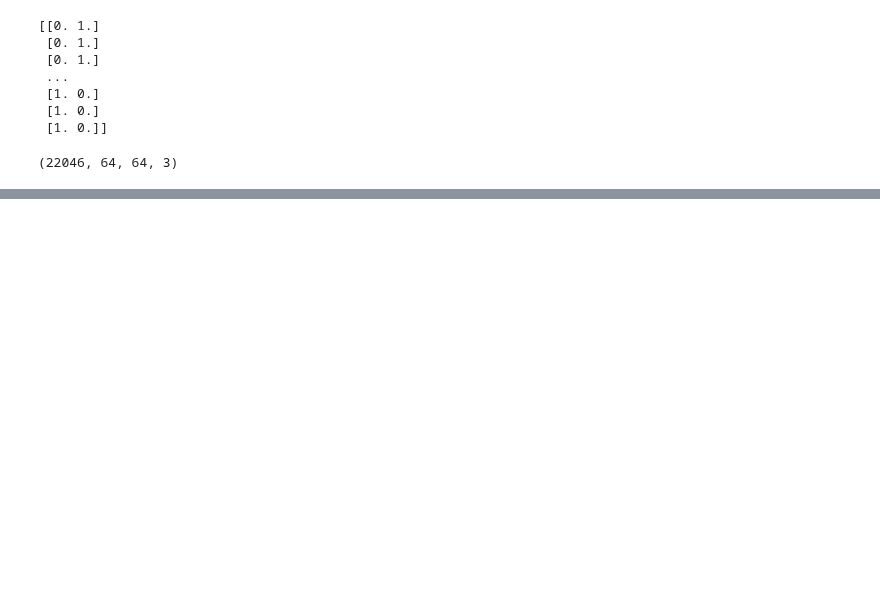
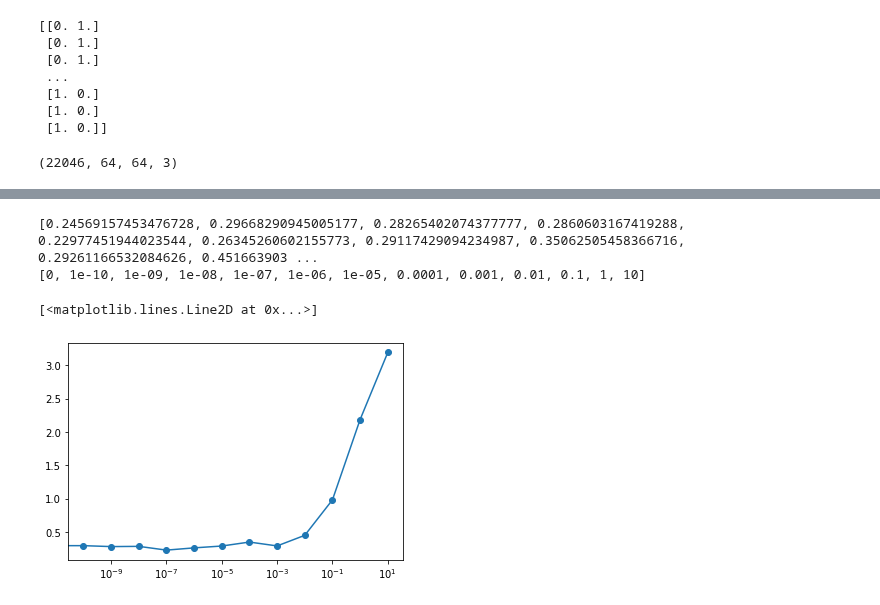
Before and after one commit to tosuzu1/ee496-malariaDetectionML, a Jupyter notebook: EE496_Malaria_Deteection.ipynb, the cells around one changed output, grey strips where cells are left out. Cells and saved outputs as stored; diff of their text form; code cells hidden in the pictures; blank space fills up the shorter version.

Commit message:
regularization + l2 with plot

```diff
--- a/EE496_Malaria_Deteection.ipynb
+++ b/EE496_Malaria_Deteection.ipynb
@@ -57,7 +49,7 @@ labels = []
 for i in infected:
     try:
 
-        image = cv2.imread("./cell_images/cell_images/Parasitized/"+i)
+        image = cv2.imread(".\\cell_images\\cell_images\\Parasitized\\"+i)
         image_array = Image.fromarray(image , 'RGB')
         resize_img = image_array.resize((64 , 64))
         data.append(np.array(resize_img))
@@ -70,7 +62,7 @@ for i in infected:
 for u in uninfected:
     try:
 
-        image = cv2.imread("./cell_images/cell_images/Uninfected/"+u)
+        image = cv2.imread(".\\cell_images\\cell_images\\Uninfected\\"+u)
         image_array = Image.fromarray(image , 'RGB')
         resize_img = image_array.resize((64 , 64))
         data.append(np.array(resize_img))
@@ -155,0 +92,38 @@ ax2.show()
+# %%
+regulization_list = [0, 0.0000000001, 0.000000001, 0.00000001, 0.0000001, 0.000001, 0.00001, 0.0001, 0.001, 0.01, 0.1, 1,10]
+# probability axis values
+prob = []
+# loss axis values
+loss = []
+for i in regulization_list:
+    classifier = tf.keras.Sequential()
+    classifier.add(Convolution2D(32, (3, 3), input_shape = (SIZE, SIZE, 3), activation = 'relu'))
+    classifier.add(MaxPooling2D(pool_size = (2, 2), data_format="channels_last"))
+    classifier.add(BatchNormalization(axis = -1))
+    classifier.add(Dropout(0.2))
+    classifier.add(Convolution2D(32, (3, 3), activation = 'relu'))
+    classifier.add(MaxPooling2D(pool_size = (2, 2), data_format="channels_last"))
+    classifier.add(BatchNormalization(axis = -1))
+    classifier.add(Dropout(0.2))
+    classifier.add(Flatten())
+    classifier.add(Dense( kernel_regularizer=l2(i),  activation = 'relu', units=512))
+    classifier.add(BatchNormalization(axis = -1))
+    classifier.add(Dropout(0.2))
+    classifier.add(Dense(kernel_regularizer=l2(i),  activation = 'relu', units=256))
+    classifier.add(BatchNormalization(axis = -1))
+    classifier.add(Dropout(0.2))
+    classifier.add(Dense(kernel_regularizer=l2(i), activation = 'sigmoid', units=2))
+    classifier.compile(optimizer = 'adam', loss = 'categorical_crossentropy', metrics = ['accuracy'])
+    print(classifier.summary())
+
+    history = classifier.fit(np.array(x_train),
+                         y_train,
+                         batch_size = 64,
+                         verbose = 2,
+                         epochs = 30,
+                         validation_split = 0.1,
+                         shuffle = False)
+
+    print("Test_Accuracy: {:.2f}%".format(classifier.evaluate(np.array(x_test), np.array(y_test))[1]*100))
+    loss.append(classifier.evaluate(np.array(x_test), np.array(y_test))[0])
+    print(classifier.evaluate(np.array(x_test), np.array(y_test)))
@@ -155,0 +148,11 @@ ax2.show()
+# %%
+print(loss)
+print(regulization_list)
+# %% [output]
+[0.24569157453476728, 0.29668290945005177, 0.28265402074377777, 0.2860603167419288, 0.22977451944023544, 0.26345260602155773, 0.29117429094234987, 0.35062505458366716, 0.29261166532084626, 0.451663903 ...
+[0, 1e-10, 1e-09, 1e-08, 1e-07, 1e-06, 1e-05, 0.0001, 0.001, 0.01, 0.1, 1, 10]
+# %%
+plt.semilogx(regulization_list, loss,'o-')
+# %% [output]
+[<matplotlib.lines.Line2D at 0x...>]
+[figure, added]
```
Also changed, not shown: parts of 12 cells of this notebook.
